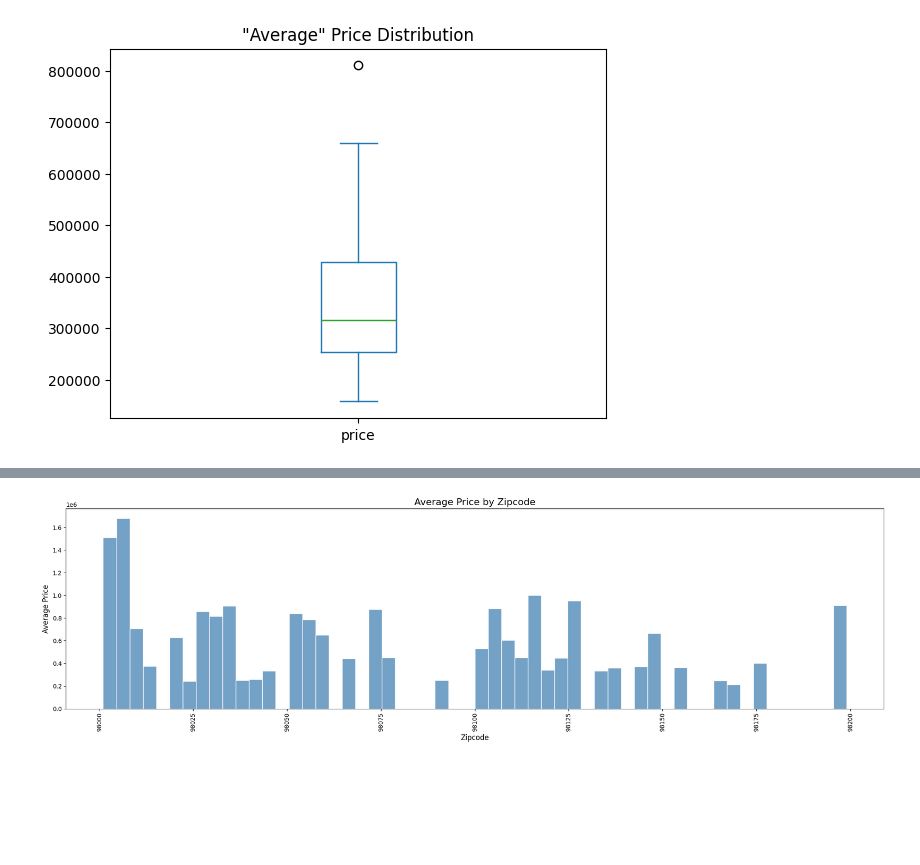
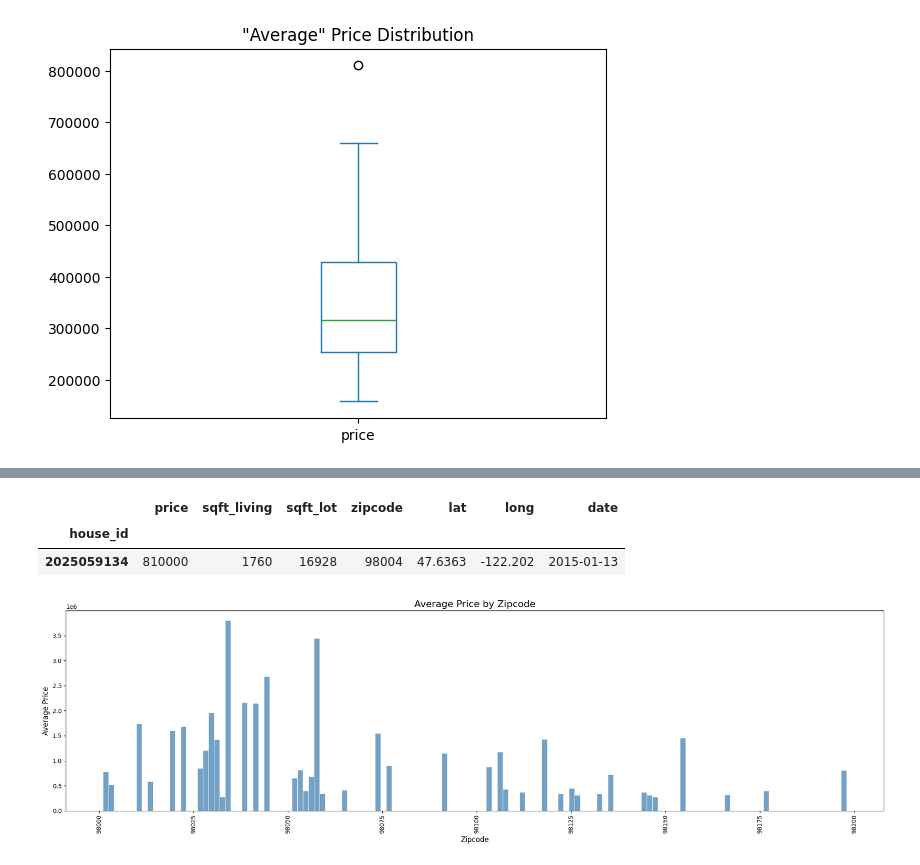
Before and after one commit to lingriosmichael/eda_template, a Jupyter notebook: ash_project.ipynb, the cells around one changed output, grey strips where cells are left out. Drawn from its saved outputs; the diff is of its cells as text; code cells hidden in the pictures; blank space fills up the shorter version.

```diff
--- a/ash_project.ipynb
+++ b/ash_project.ipynb
@@ -517,18 +434,36 @@ df_zip
-# %%
-plt.figure(figsize=(20, 6))
-sns.histplot(
-    data=df_zip.reset_index(),
-    x='zipcode',
-    weights='price',
-    bins=len(df_zip),
-    color='steelblue',
-    edgecolor='white'
-)
-plt.title('Average Price by Zipcode', fontsize=16)
-plt.xlabel('Zipcode', fontsize=12)
-plt.ylabel('Average Price', fontsize=12)
-plt.xticks(rotation=90)
-plt.tight_layout()
-plt.show()
-# %% [output]
-[figure, removed]
+# %%
+# Creating a variable for the outlier
+
+df_out = df_mini[(df_mini['price'] > 700000)]
+
+df_out
+# %% [output]
+|  | price | sqft_living | sqft_lot | zipcode | lat | long | date |
+| house_id |  |  |  |  |  |  |  |
+| 2025059134 | 810000 | 1760 | 16928 | 98004 | 47.6363 | -122.202 | 2015-01-13 |
+# %%
+#Filtering the data to only include those properties with an "average" price range (Q1:Q3)
+
+df_avmin = df_mini[(df_mini['price'] <= 450000) & (df_mini['price'] >= 250000)]
+
+df_avmin = df_avmin.sort_values(['price', 'sqft_living', 'sqft_lot'], ascending=False)
+
+# Plotting this dataset onto a histogram to see what areas have the more pricier average properties
+
+plt.figure(figsize=(20, 6))
+sns.histplot(
+    data=df_avmin.reset_index(),
+    x='zipcode',
+    weights='price',
+    bins=len(df_avmin),
+    color='steelblue',
+    edgecolor='white'
+)
+plt.title('Average Price by Zipcode', fontsize=16)
+plt.xlabel('Zipcode', fontsize=12)
+plt.ylabel('Average Price', fontsize=12)
+plt.xticks(rotation=90)
+plt.tight_layout()
+plt.show()
+# %% [output]
+[figure, added]
```
Also changed, not shown: parts of 24 cells of this notebook.
